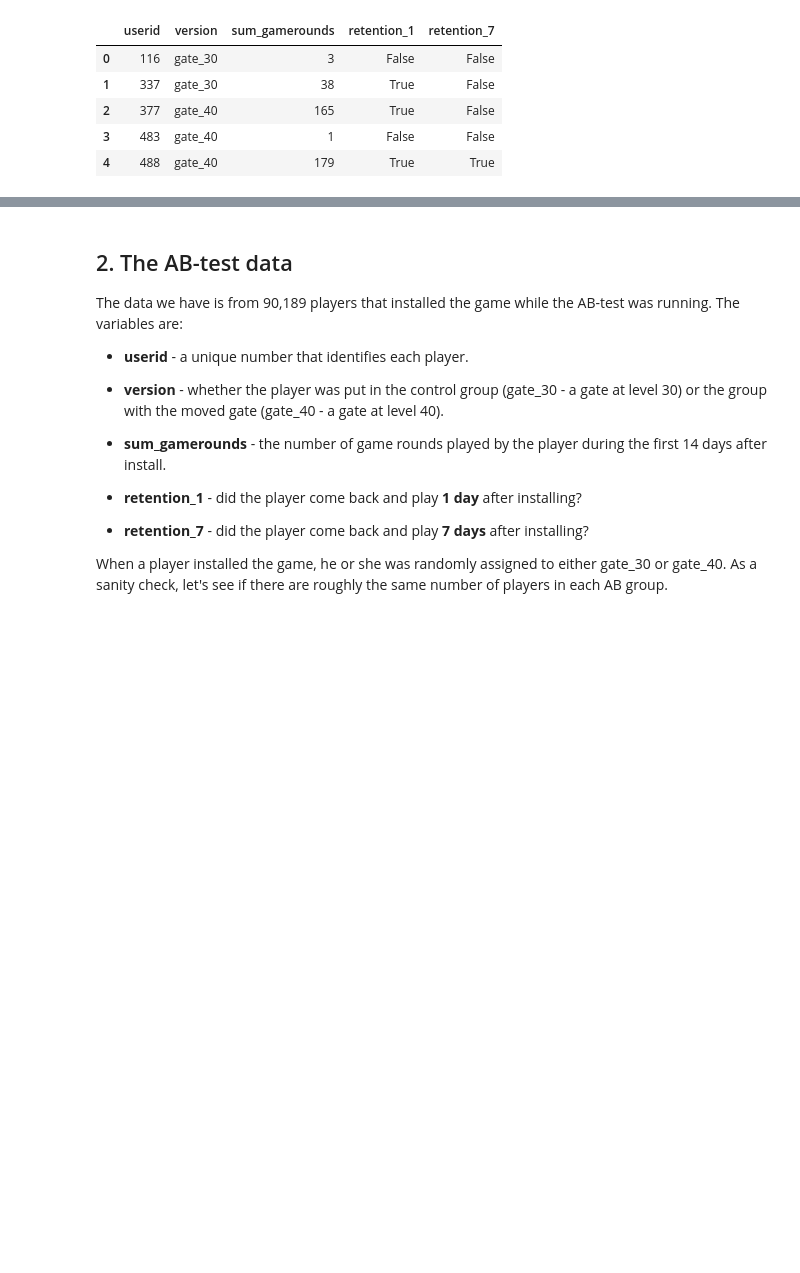
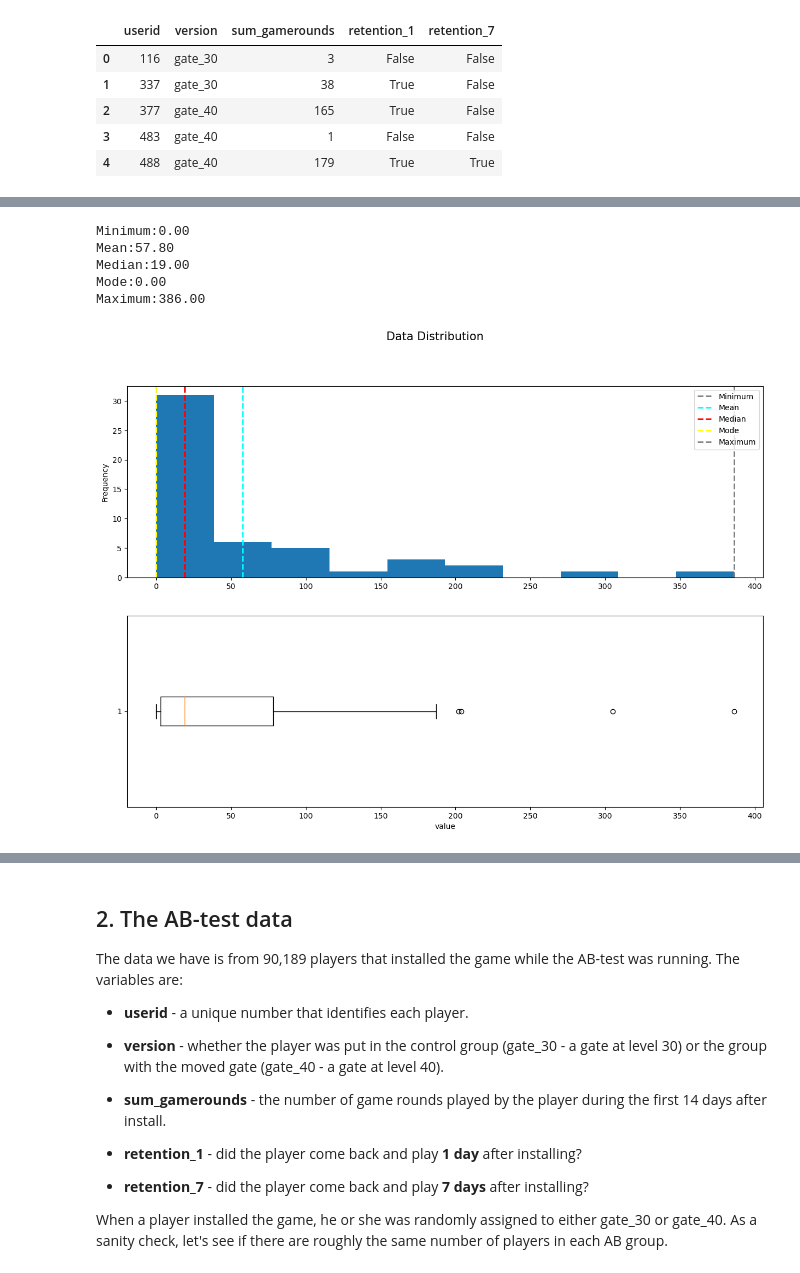
Before and after one commit to KdrDrn/04_PROJECTS, a Jupyter notebook: 27_Kaggle_Mobile_Games_A-B_Testing_with_Cookie_Cats/Mobile Games A-B Testing with Cookie Cats.ipynb, the cells around one changed output, grey strips where cells are left out. Saved outputs shown, nothing was run; the diff lists cells and outputs as text; code cells hidden in the pictures; blank space fills up the shorter version.

```diff
--- a/27_Kaggle_Mobile_Games_A-B_Testing_with_Cookie_Cats/Mobile Games A-B Testing with Cookie Cats.ipynb
+++ b/27_Kaggle_Mobile_Games_A-B_Testing_with_Cookie_Cats/Mobile Games A-B Testing with Cookie Cats.ipynb
@@ -518,0 +462,9 @@ plt.show()
+# %%
+show_distribution(df['sum_gamerounds'][:50])
+# %% [output]
+Minimum:0.00
+Mean:57.80
+Median:19.00
+Mode:0.00
+Maximum:386.00
+[figure, added]
```
Also changed, not shown: parts of 49 cells of this notebook.
